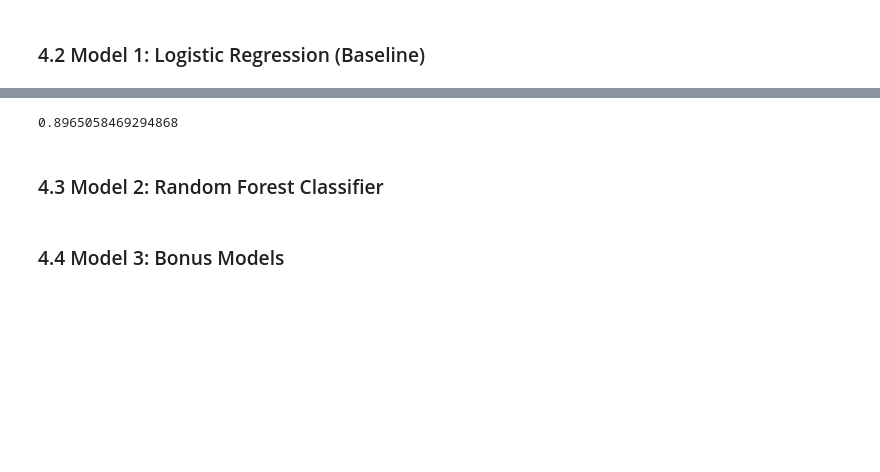
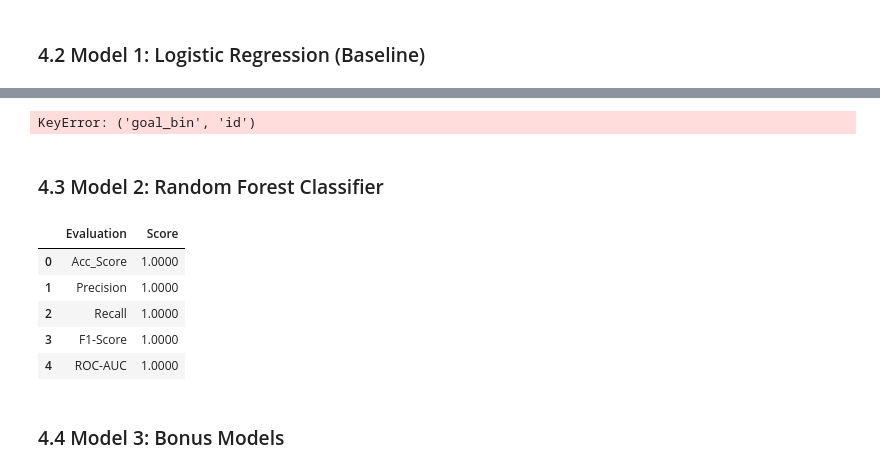
Before and after one commit to smgibson19/ds701_fa25_midterm_challenge_sports, a Jupyter notebook: LALIGA_Analysis_Challenge.ipynb, the cells around one changed output, grey strips where cells are left out. Cells and saved outputs as stored; diff of their text form; code cells hidden in the pictures; blank space fills up the shorter version.

```diff
--- a/LALIGA_Analysis_Challenge.ipynb
+++ b/LALIGA_Analysis_Challenge.ipynb
@@ -819,27 +818,47 @@ r_data.head()
 # %%
 # logistic regression on location based goal percentage
-from sklearn.metrics import accuracy_score
+from sklearn.metrics import accuracy_score, confusion_matrix, precision_score, recall_score, f1_score, roc_auc_score
 from sklearn.model_selection import train_test_split
 
 # split into two to train
-a_train, a_test, b_train, b_test = train_test_split(r_data, r_data['goal_bin'],  test_size=0.20 ,random_state=42)
+r_data, r_results = sam_reg_model(df)
+
+a_train, a_test, b_train, b_test = train_test_split(r_data, r_results['goal_bin'], test_size=0.20 ,random_state=42)
 
 # scale data
 scaler = MinMaxScaler()
 
-a_train_scaled = scaler.fit_transform(a_train)
-a_test_scaled = scaler.transform(a_test)
+# make copies for later
+a_train_copy = a_train.copy()
+a_test_copy = a_test.copy()
+b_train_copy = b_train.copy()
+b_test_copy = b_test.copy()
+
+a_train_scaled = scaler.fit_transform(a_train_copy)
+a_test_scaled = scaler.transform(a_test_copy)
 
 # run model
 r_model = LogisticRegression()
-r_model.fit(a_train_scaled, b_train)
+r_model.fit(a_train_scaled, b_train_copy)
 
-# evaluate
+# evaluation: display results in table?
+reg_eval = {}
 y_modeled = r_model.predict(a_test)
-acc_score =  accuracy_score(b_test, y_modeled)
+reg_acc = accuracy_score(b_test_copy, y_modeled)
+reg_prec = precision_score(b_test_copy, y_modeled, average= 'weighted')
+reg_recall= recall_score(b_test_copy, y_modeled, average= 'weighted')
+reg_f1= f1_score(b_test_copy, y_modeled, average= 'weighted')
+reg_rocauc= roc_auc_score(b_test_copy, y_modeled, average = None)
+
+reg_eval['Acc_Score'] = reg_acc
+reg_eval['Precision'] = reg_prec
+reg_eval['Recall'] = reg_recall
+reg_eval['F1-Score'] = reg_f1
+reg_eval['ROC-AUC'] = reg_rocauc
+
+reg_eval_df = pd.DataFrame({'Evaluation': reg_eval.keys(), 'Score': reg_eval.values()})
+reg_eval_df.head()
+# %% [output]
+KeyError: ('goal_bin', 'id')
-# %%
-print(acc_score)
-# %% [output]
-0.8965058469294868
 # %% [markdown]
 ### 4.3 Model 2: Random Forest Classifier
@@ -848,2 +865,34 @@ print(acc_score)
+# %%
+# random forest testing
+from sklearn.ensemble import RandomForestClassifier
+
+mytree = RandomForestClassifier(n_estimators=100, random_state=42)
+mytree.fit(a_train, b_train)
+t_pred = mytree.predict(a_test)
+
+# evaluate
+tree_eval = {}
+tree_acc_score = accuracy_score(b_test, t_pred)
+reg_acc = accuracy_score(b_test, t_pred)
+reg_prec = precision_score(b_test, t_pred, average= 'weighted')
+reg_recall= recall_score(b_test, t_pred, average= 'weighted')
+reg_f1= f1_score(b_test, t_pred, average= 'weighted')
+reg_rocauc= roc_auc_score(b_test, t_pred, average = None)
+
+tree_eval['Acc_Score'] = reg_acc
+tree_eval['Precision'] = reg_prec
+tree_eval['Recall'] = reg_recall
+tree_eval['F1-Score'] = reg_f1
+tree_eval['ROC-AUC'] = reg_rocauc
+
+tree_eval_df = pd.DataFrame({'Evaluation': tree_eval.keys(), 'Score': tree_eval.values()})
+tree_eval_df.head()
+# %% [output]
+|  | Evaluation | Score |
+| 0 | Acc_Score | 1.0000 |
+| 1 | Precision | 1.0000 |
+| 2 | Recall | 1.0000 |
+| 3 | F1-Score | 1.0000 |
+| 4 | ROC-AUC | 1.0000 |
 # %% [markdown]
 ### 4.4 Model 3: Bonus Models
```
Also changed, not shown: parts of 7 cells of this notebook.
